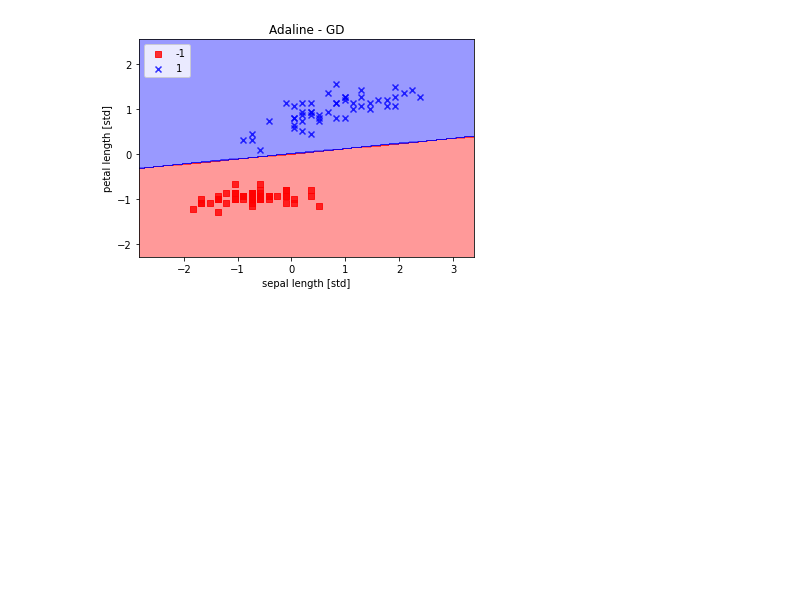
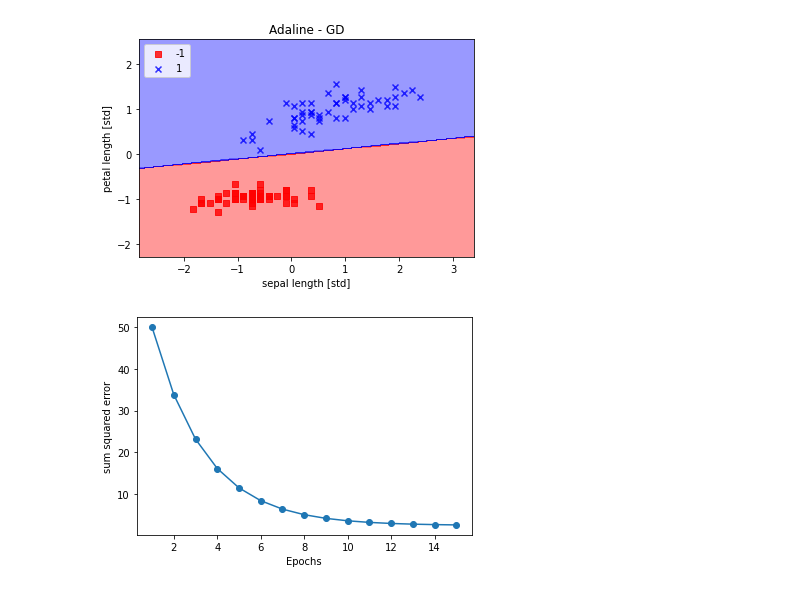
Before and after one commit to keimoriyama/memos, a Jupyter notebook: python/ML/perceptoron.ipynb, the cells around one changed output. Drawn from its saved outputs; the diff is of its cells as text; code cells hidden in the pictures; blank space fills up the shorter version.

```diff
--- a/python/ML/perceptoron.ipynb
+++ b/python/ML/perceptoron.ipynb
@@ -182,4 +182,9 @@ plt.show()
 *c* argument looks like a single numeric RGB or RGBA sequence, which should be avoided as value-mapping will have precedence in case its length matches with *x* & *y*.  Please use the *color* keyword- ...
 [figure]
 # %%
-plt.plot(range(1, len(ada.cost_) + 1),m)
+plt.plot(range(1, len(ada.cost_) + 1), ada.cost_, marker='o')
+plt.xlabel('Epochs')
+plt.ylabel('sum squared error')
+plt.show()
+# %% [output]
+[figure, added]
```
